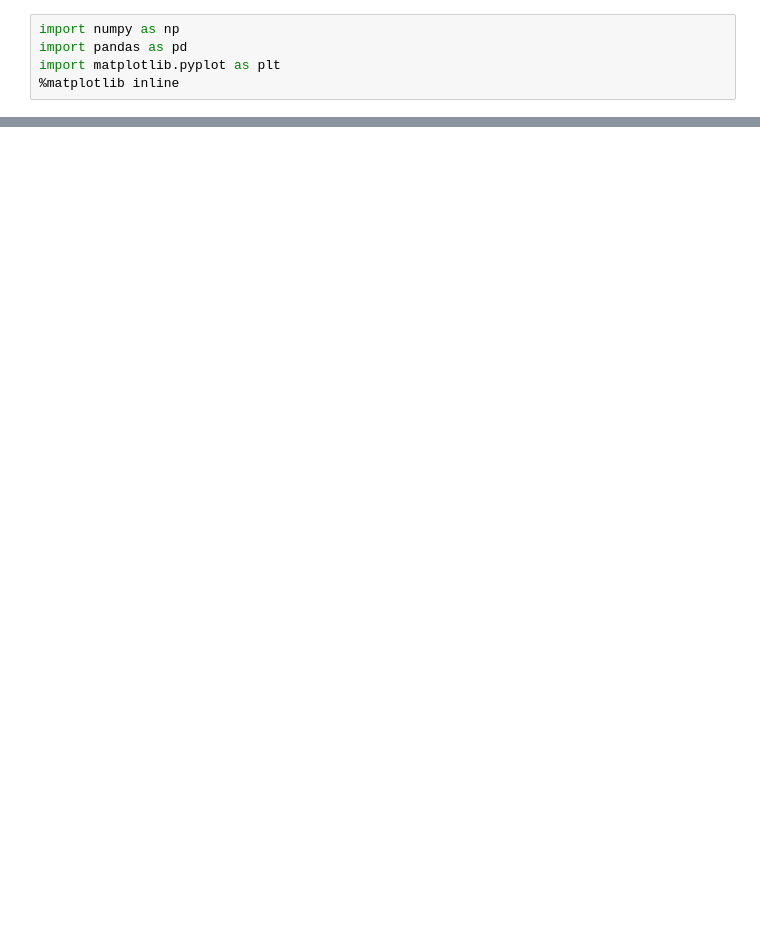
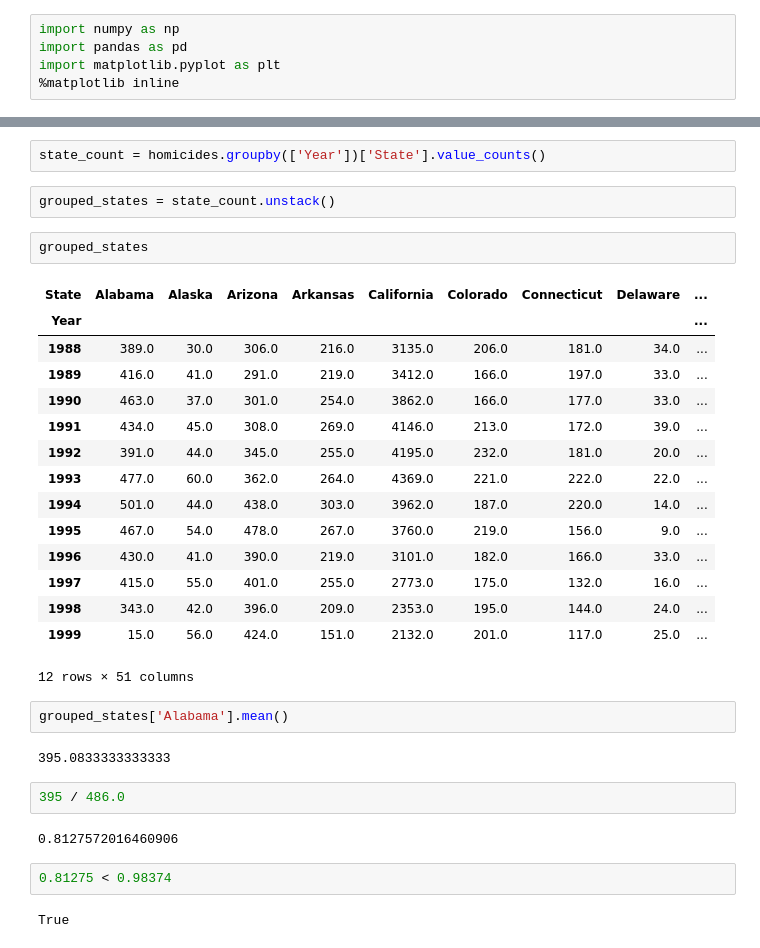
Before and after one commit to adriennekarnoski/machine_learning, a Jupyter notebook: Untitled.ipynb, the cells around one changed output, grey strips where cells are left out. Cells and saved outputs as stored; diff of their text form; blank space fills up the shorter version.

```diff
--- a/Untitled.ipynb
+++ b/Untitled.ipynb
@@ -315,0 +64,34 @@ plt.show()
+# %%
+state_count = homicides.groupby(['Year'])['State'].value_counts()
+# %%
+grouped_states = state_count.unstack()
+# %%
+grouped_states
+# %% [output]
+| State | Alabama | Alaska | Arizona | Arkansas | California | Colorado | Connecticut | Delaware | ... |
+| Year |  |  |  |  |  |  |  |  | ... |
+| 1988 | 389.0 | 30.0 | 306.0 | 216.0 | 3135.0 | 206.0 | 181.0 | 34.0 | ... |
+| 1989 | 416.0 | 41.0 | 291.0 | 219.0 | 3412.0 | 166.0 | 197.0 | 33.0 | ... |
+| 1990 | 463.0 | 37.0 | 301.0 | 254.0 | 3862.0 | 166.0 | 177.0 | 33.0 | ... |
+| 1991 | 434.0 | 45.0 | 308.0 | 269.0 | 4146.0 | 213.0 | 172.0 | 39.0 | ... |
+| 1992 | 391.0 | 44.0 | 345.0 | 255.0 | 4195.0 | 232.0 | 181.0 | 20.0 | ... |
+| 1993 | 477.0 | 60.0 | 362.0 | 264.0 | 4369.0 | 221.0 | 222.0 | 22.0 | ... |
+| 1994 | 501.0 | 44.0 | 438.0 | 303.0 | 3962.0 | 187.0 | 220.0 | 14.0 | ... |
+| 1995 | 467.0 | 54.0 | 478.0 | 267.0 | 3760.0 | 219.0 | 156.0 | 9.0 | ... |
+| 1996 | 430.0 | 41.0 | 390.0 | 219.0 | 3101.0 | 182.0 | 166.0 | 33.0 | ... |
+| 1997 | 415.0 | 55.0 | 401.0 | 255.0 | 2773.0 | 175.0 | 132.0 | 16.0 | ... |
+| 1998 | 343.0 | 42.0 | 396.0 | 209.0 | 2353.0 | 195.0 | 144.0 | 24.0 | ... |
+| 1999 | 15.0 | 56.0 | 424.0 | 151.0 | 2132.0 | 201.0 | 117.0 | 25.0 | ... |
+12 rows × 51 columns
+# %%
+grouped_states['Alabama'].mean()
+# %% [output]
+395.0833333333333
+# %%
+395 / 486.0
+# %% [output]
+0.8127572016460906
+# %%
+0.81275 < 0.98374
+# %% [output]
+True
```
Also changed, not shown: parts of 46 cells of this notebook, 2 other files.
